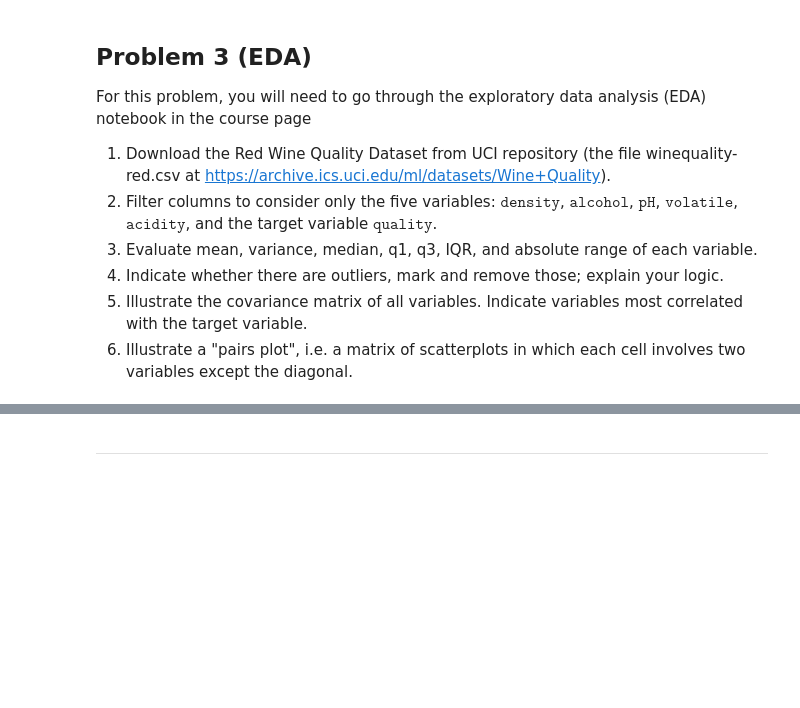
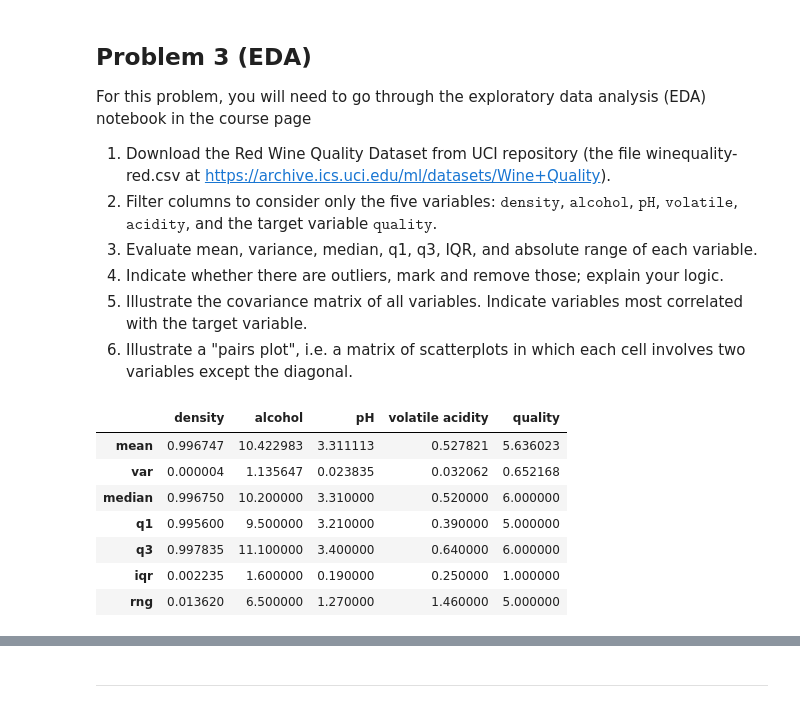
Before and after one commit to Nesher123/advanced-statistics, a Jupyter notebook: hw1.ipynb, the cells around one changed output, grey strips where cells are left out. Cells and saved outputs as stored; diff of their text form; code cells hidden in the pictures; blank space fills up the shorter version.

```diff
--- a/hw1.ipynb
+++ b/hw1.ipynb
@@ -99,0 +104,32 @@ For this problem, you will need to go through the exploratory data analysis (EDA
+# %%
+def q1(x):
+    """
+    Compute the 25-th (1st quartile) percentile of the vector x
+    """
+    return pd.Series.quantile(x, .25)
+
+def q3(x):
+    """
+    Compute the 75-th (3rd quartile) percentile of the vector x
+    """
+    return pd.Series.quantile(x, .75)
+
+def iqr(x):
+    return x.quantile(.75) - x.quantile(.25)
+
+def rng(x):
+    return x.max() - x.min()
+# %%
+# read the data and filter some results
+data = pd.read_csv('lecture 1/winequality-red.csv', delimiter=';')
+data = data.filter(['density', 'alcohol', 'pH', 'volatile acidity', 'quality']) # we only consider these columnes
+data.agg(['mean', 'var', 'median', q1, q3, iqr, rng])
+# %% [output]
+|  | density | alcohol | pH | volatile acidity | quality |
+| mean | 0.996747 | 10.422983 | 3.311113 | 0.527821 | 5.636023 |
+| var | 0.000004 | 1.135647 | 0.023835 | 0.032062 | 0.652168 |
+| median | 0.996750 | 10.200000 | 3.310000 | 0.520000 | 6.000000 |
+| q1 | 0.995600 | 9.500000 | 3.210000 | 0.390000 | 5.000000 |
+| q3 | 0.997835 | 11.100000 | 3.400000 | 0.640000 | 6.000000 |
+| iqr | 0.002235 | 1.600000 | 0.190000 | 0.250000 | 1.000000 |
+| rng | 0.013620 | 6.500000 | 1.270000 | 1.460000 | 5.000000 |
```
Also changed, not shown: parts of 8 cells of this notebook.
